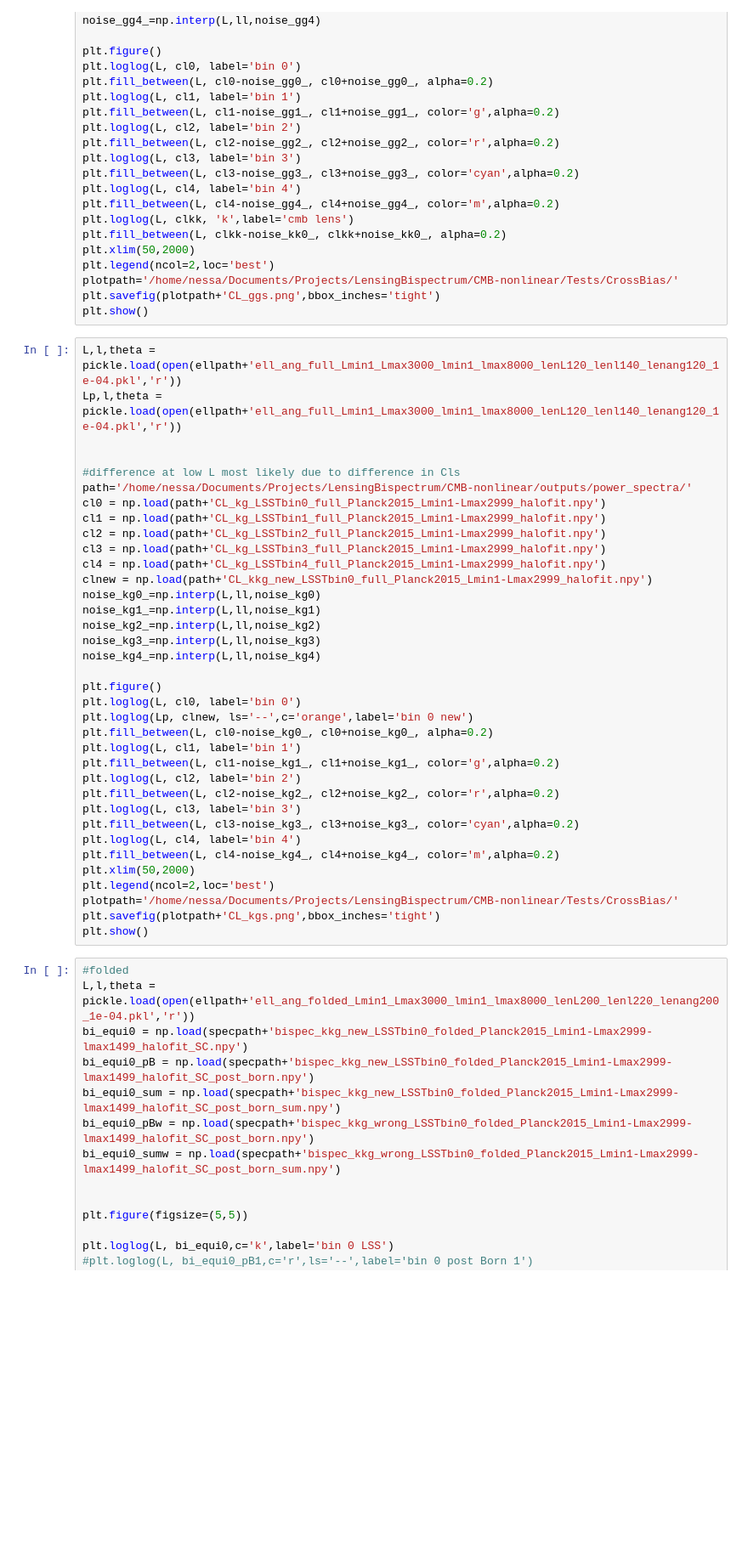
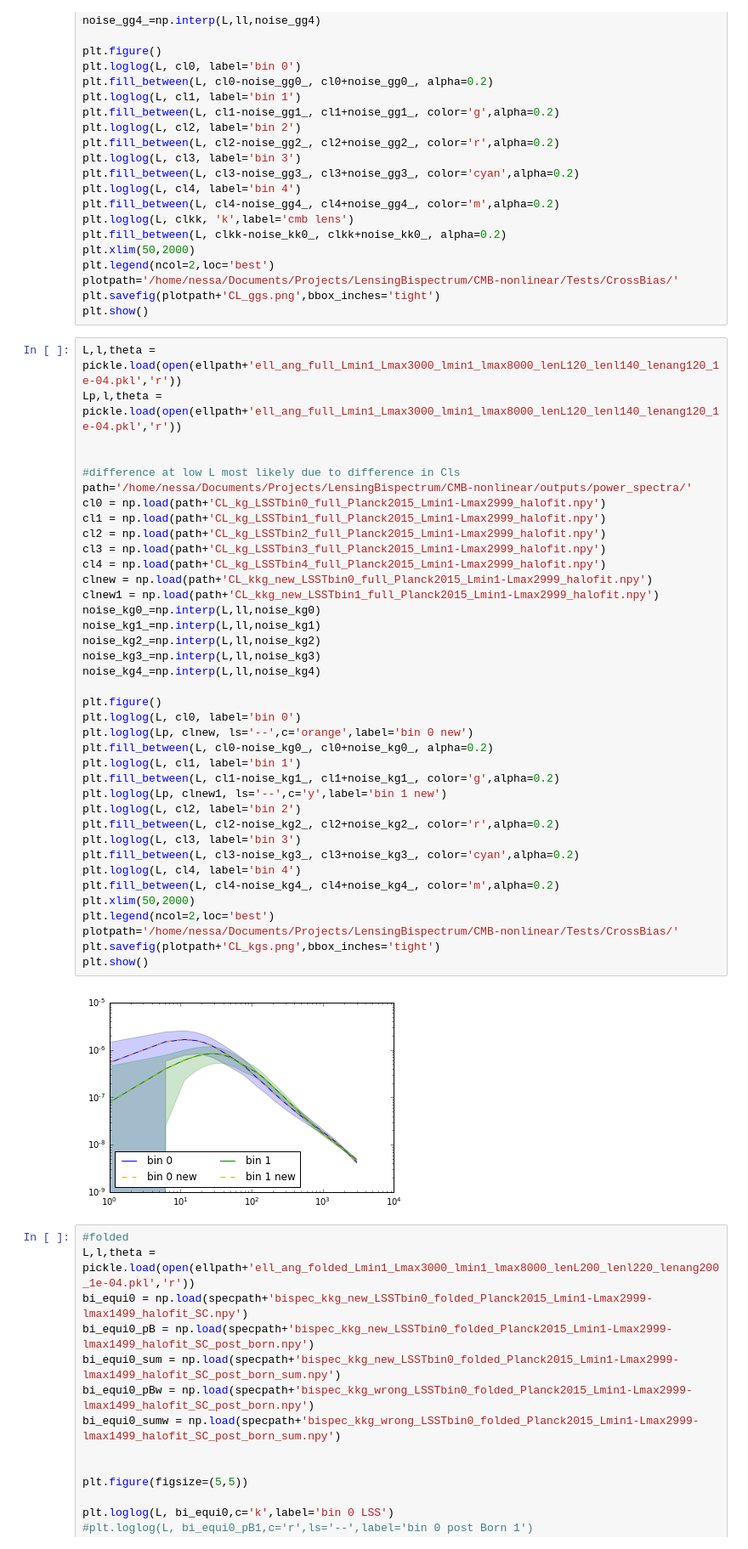
Before and after one commit to VMBoehm/BispectrumBias, a Jupyter notebook: GalaxyCrossBiasTests.ipynb, the cells around one changed output. Shown at 85% size. Saved outputs shown, nothing was run; the diff lists cells and outputs as text; blank space fills up the shorter version.

```diff
--- a/GalaxyCrossBiasTests.ipynb
+++ b/GalaxyCrossBiasTests.ipynb
@@ -134,33 +134,37 @@ Lp,l,theta = pickle.load(open(ellpath+'ell_ang_full_Lmin1_Lmax3000_lmin1_lmax800
 path='/home/nessa/Documents/Projects/LensingBispectrum/CMB-nonlinear/outputs/power_spectra/'
 cl0 = np.load(path+'CL_kg_LSSTbin0_full_Planck2015_Lmin1-Lmax2999_halofit.npy')
 cl1 = np.load(path+'CL_kg_LSSTbin1_full_Planck2015_Lmin1-Lmax2999_halofit.npy')
 cl2 = np.load(path+'CL_kg_LSSTbin2_full_Planck2015_Lmin1-Lmax2999_halofit.npy')
 cl3 = np.load(path+'CL_kg_LSSTbin3_full_Planck2015_Lmin1-Lmax2999_halofit.npy')
 cl4 = np.load(path+'CL_kg_LSSTbin4_full_Planck2015_Lmin1-Lmax2999_halofit.npy')
 clnew = np.load(path+'CL_kkg_new_LSSTbin0_full_Planck2015_Lmin1-Lmax2999_halofit.npy')
+clnew1 = np.load(path+'CL_kkg_new_LSSTbin1_full_Planck2015_Lmin1-Lmax2999_halofit.npy')
 noise_kg0_=np.interp(L,ll,noise_kg0)
 noise_kg1_=np.interp(L,ll,noise_kg1)
 noise_kg2_=np.interp(L,ll,noise_kg2)
 noise_kg3_=np.interp(L,ll,noise_kg3)
 noise_kg4_=np.interp(L,ll,noise_kg4)
 
 plt.figure()
 plt.loglog(L, cl0, label='bin 0')
 plt.loglog(Lp, clnew, ls='--',c='orange',label='bin 0 new')
 plt.fill_between(L, cl0-noise_kg0_, cl0+noise_kg0_, alpha=0.2)
 plt.loglog(L, cl1, label='bin 1')
 plt.fill_between(L, cl1-noise_kg1_, cl1+noise_kg1_, color='g',alpha=0.2)
+plt.loglog(Lp, clnew1, ls='--',c='y',label='bin 1 new')
 plt.loglog(L, cl2, label='bin 2')
 plt.fill_between(L, cl2-noise_kg2_, cl2+noise_kg2_, color='r',alpha=0.2)
 plt.loglog(L, cl3, label='bin 3')
 plt.fill_between(L, cl3-noise_kg3_, cl3+noise_kg3_, color='cyan',alpha=0.2)
 plt.loglog(L, cl4, label='bin 4')
 plt.fill_between(L, cl4-noise_kg4_, cl4+noise_kg4_, color='m',alpha=0.2)
 plt.xlim(50,2000)
 plt.legend(ncol=2,loc='best')
 plotpath='/home/nessa/Documents/Projects/LensingBispectrum/CMB-nonlinear/Tests/CrossBias/'
 plt.savefig(plotpath+'CL_kgs.png',bbox_inches='tight')
 plt.show()
+# %% [output]
+[figure, added]
 # %%
 #folded
 L,l,theta = pickle.load(open(ellpath+'ell_ang_folded_Lmin1_Lmax3000_lmin1_lmax8000_lenL200_lenl220_lenang200_1e-04.pkl','r'))
```
Also changed, not shown: 6 other files.
